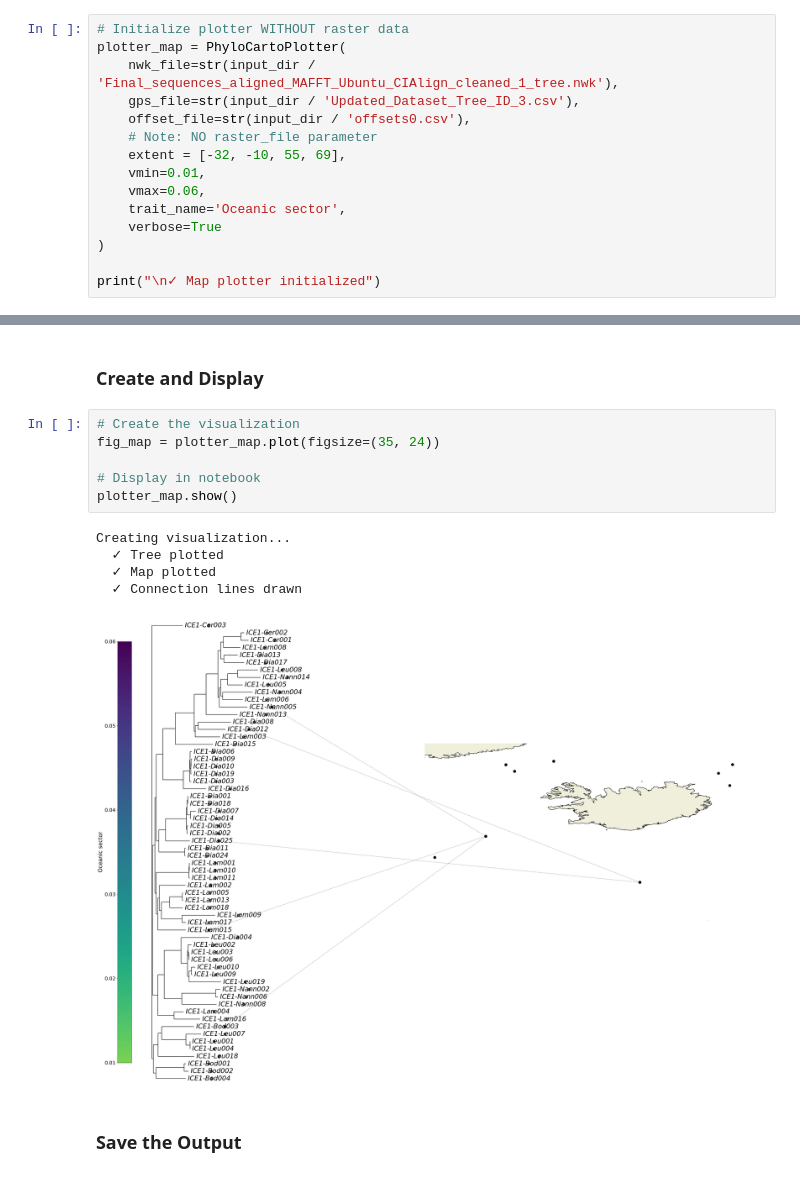
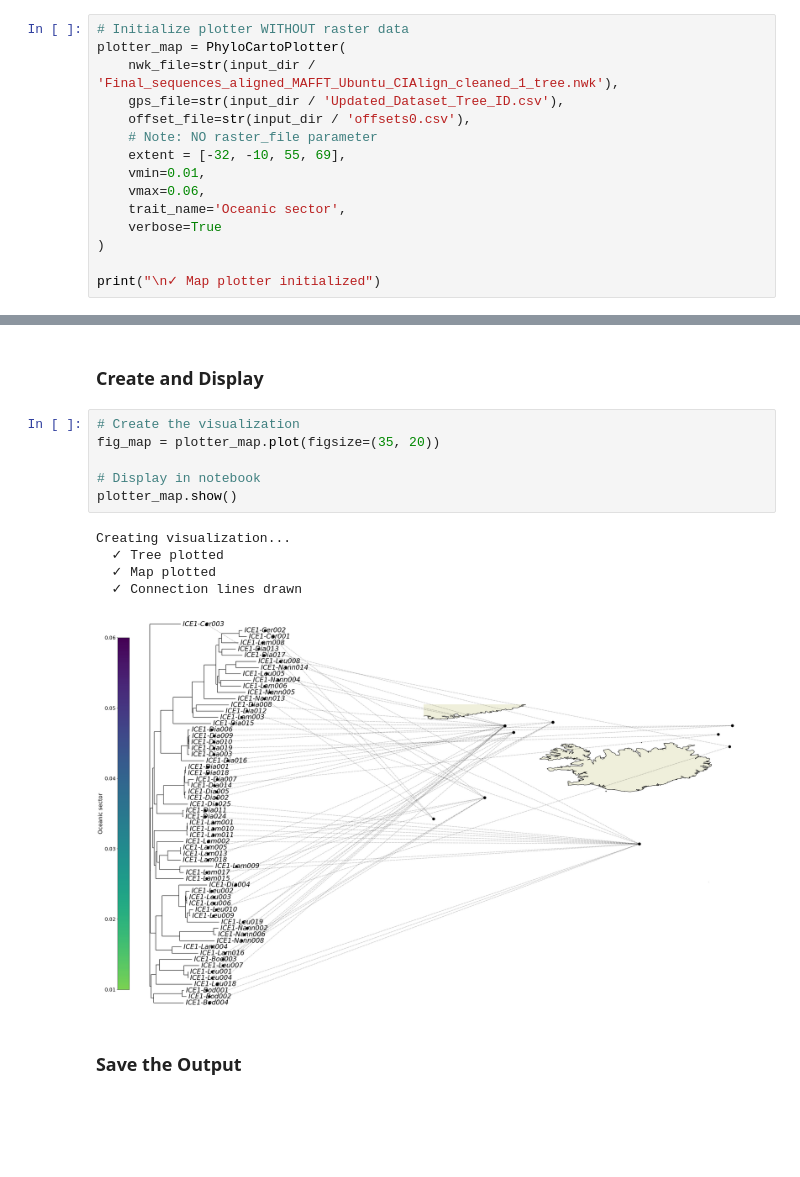
Before and after one commit to tahiri-lab/PhyloCartoPlot, a Jupyter notebook: examples/use case 2/03_tree_to_map_walkthrough.ipynb, the cells around one changed output, grey strips where cells are left out. Drawn from its saved outputs; the diff is of its cells as text; blank space fills up the shorter version.

```diff
--- a/examples/use case 2/03_tree_to_map_walkthrough.ipynb
+++ b/examples/use case 2/03_tree_to_map_walkthrough.ipynb
@@ -83,7 +83,7 @@ Create a visualization with just the geographic map and coastlines.
 # Initialize plotter WITHOUT raster data
 plotter_map = PhyloCartoPlotter(
     nwk_file=str(input_dir / 'Final_sequences_aligned_MAFFT_Ubuntu_CIAlign_cleaned_1_tree.nwk'),
-    gps_file=str(input_dir / 'Updated_Dataset_Tree_ID_3.csv'),
+    gps_file=str(input_dir / 'Updated_Dataset_Tree_ID.csv'),
     offset_file=str(input_dir / 'offsets0.csv'),
     # Note: NO raster_file parameter
     extent = [-32, -10, 55, 69],
@@ -118,16 +118,16 @@ Configuration:
 ### Create and Display
 # %%
 # Create the visualization
-fig_map = plotter_map.plot(figsize=(35, 24))
+fig_map = plotter_map.plot(figsize=(35, 20))
 
 # Display in notebook
 plotter_map.show()
 # %% [output]
 Creating visualization...
   ✓ Tree plotted
   ✓ Map plotted
   ✓ Connection lines drawn
-[figure, old version]
+[figure, new version]
 # %% [markdown]
 ### Save the Output
 # %%
```
Also changed, not shown: parts of 1 cell of this notebook, 8 other files.
